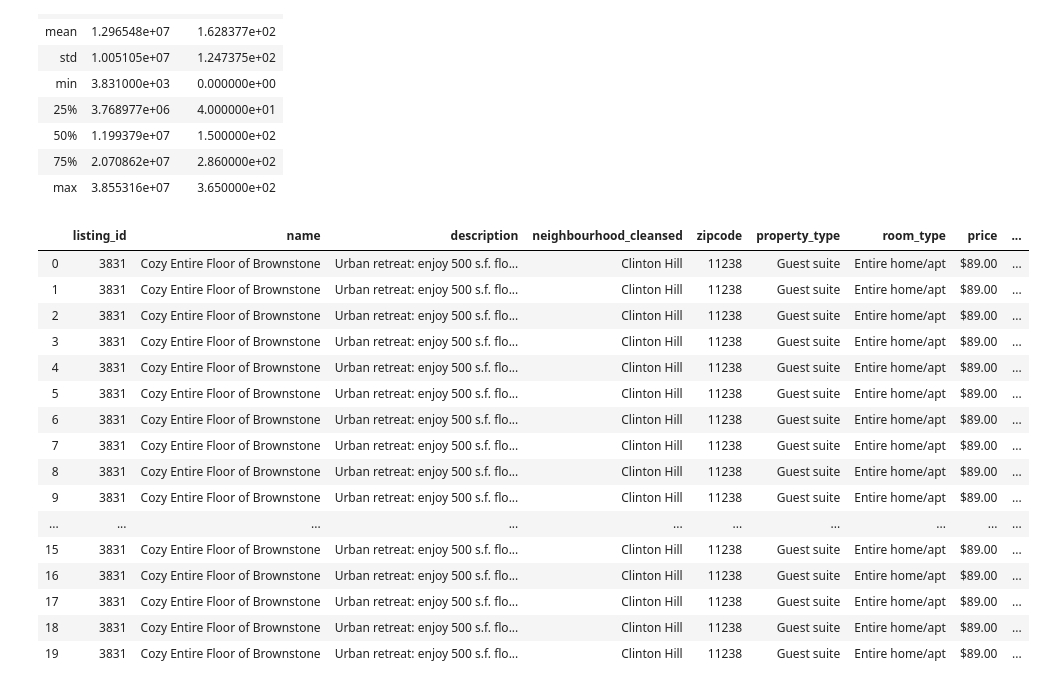
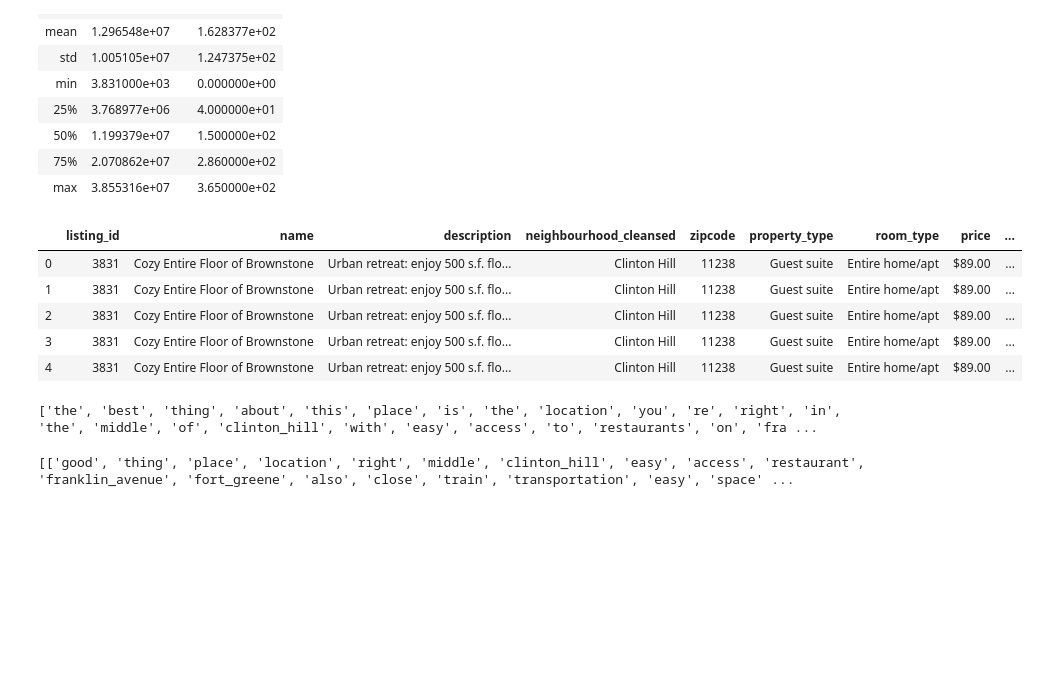
Before and after one commit to trangun/Data-Mining-Project, a Jupyter notebook: Data Mining Project Version 1.ipynb, the cells around one changed output. Cells and saved outputs as stored; diff of their text form; code cells hidden in the pictures; blank space fills up the shorter version.

```diff
--- a/Data Mining Project Version 1.ipynb
+++ b/Data Mining Project Version 1.ipynb
@@ -27,25 +62,14 @@ df.describe()
 | 75% | 2.070862e+07 | 2.860000e+02 |
 | max | 3.855316e+07 | 3.650000e+02 |
 # %%
-df.head(20)
+df.head(5)
 # %% [output]
 |  | listing_id | name | description | neighbourhood_cleansed | zipcode | property_type | room_type | price | ... |
 | 0 | 3831 | Cozy Entire Floor of Brownstone | Urban retreat: enjoy 500 s.f. flo... | Clinton Hill | 11238 | Guest suite | Entire home/apt | $89.00 | ... |
 | 1 | 3831 | Cozy Entire Floor of Brownstone | Urban retreat: enjoy 500 s.f. flo... | Clinton Hill | 11238 | Guest suite | Entire home/apt | $89.00 | ... |
 | 2 | 3831 | Cozy Entire Floor of Brownstone | Urban retreat: enjoy 500 s.f. flo... | Clinton Hill | 11238 | Guest suite | Entire home/apt | $89.00 | ... |
 | 3 | 3831 | Cozy Entire Floor of Brownstone | Urban retreat: enjoy 500 s.f. flo... | Clinton Hill | 11238 | Guest suite | Entire home/apt | $89.00 | ... |
 | 4 | 3831 | Cozy Entire Floor of Brownstone | Urban retreat: enjoy 500 s.f. flo... | Clinton Hill | 11238 | Guest suite | Entire home/apt | $89.00 | ... |
-| 5 | 3831 | Cozy Entire Floor of Brownstone | Urban retreat: enjoy 500 s.f. flo... | Clinton Hill | 11238 | Guest suite | Entire home/apt | $89.00 | ... |
-| 6 | 3831 | Cozy Entire Floor of Brownstone | Urban retreat: enjoy 500 s.f. flo... | Clinton Hill | 11238 | Guest suite | Entire home/apt | $89.00 | ... |
-| 7 | 3831 | Cozy Entire Floor of Brownstone | Urban retreat: enjoy 500 s.f. flo... | Clinton Hill | 11238 | Guest suite | Entire home/apt | $89.00 | ... |
-| 8 | 3831 | Cozy Entire Floor of Brownstone | Urban retreat: enjoy 500 s.f. flo... | Clinton Hill | 11238 | Guest suite | Entire home/apt | $89.00 | ... |
-| 9 | 3831 | Cozy Entire Floor of Brownstone | Urban retreat: enjoy 500 s.f. flo... | Clinton Hill | 11238 | Guest suite | Entire home/apt | $89.00 | ... |
-| ... | ... | ... | ... | ... | ... | ... | ... | ... | ... |
-| 15 | 3831 | Cozy Entire Floor of Brownstone | Urban retreat: enjoy 500 s.f. flo... | Clinton Hill | 11238 | Guest suite | Entire home/apt | $89.00 | ... |
-| 16 | 3831 | Cozy Entire Floor of Brownstone | Urban retreat: enjoy 500 s.f. flo... | Clinton Hill | 11238 | Guest suite | Entire home/apt | $89.00 | ... |
-| 17 | 3831 | Cozy Entire Floor of Brownstone | Urban retreat: enjoy 500 s.f. flo... | Clinton Hill | 11238 | Guest suite | Entire home/apt | $89.00 | ... |
-| 18 | 3831 | Cozy Entire Floor of Brownstone | Urban retreat: enjoy 500 s.f. flo... | Clinton Hill | 11238 | Guest suite | Entire home/apt | $89.00 | ... |
-| 19 | 3831 | Cozy Entire Floor of Brownstone | Urban retreat: enjoy 500 s.f. flo... | Clinton Hill | 11238 | Guest suite | Entire home/apt | $89.00 | ... |
 # %%
 from nltk.corpus import stopwords
 stop_words = stopwords.words('english')
@@ -52,0 +83,13 @@ stop_words.extend(['from', 'subject', 're', 'edu', 'use'])
+# %%
+# Build the bigram and trigram models
+bigram = gensim.models.Phrases(data_words, min_count=5, threshold=100) # higher threshold fewer phrases.
+trigram = gensim.models.Phrases(bigram[data_words], threshold=100)
+
+# Faster way to get a sentence clubbed as a trigram/bigram
+bigram_mod = gensim.models.phrases.Phraser(bigram)
+trigram_mod = gensim.models.phrases.Phraser(trigram)
+
+# See trigram example
+print(trigram_mod[bigram_mod[data_words[0]]])
+# %% [output]
+['the', 'best', 'thing', 'about', 'this', 'place', 'is', 'the', 'location', 'you', 're', 'right', 'in', 'the', 'middle', 'of', 'clinton_hill', 'with', 'easy', 'access', 'to', 'restaurants', 'on', 'fra ...
@@ -52,0 +114,17 @@ stop_words.extend(['from', 'subject', 're', 'edu', 'use'])
+# %%
+# Remove Stop Words
+data_words_nostops = remove_stopwords(data_words)
+
+# Form Bigrams
+data_words_bigrams = make_bigrams(data_words_nostops)
+
+# Initialize spacy 'en' model, keeping only tagger component (for efficiency)
+# python3 -m spacy download en
+nlp = spacy.load('en', disable=['parser', 'ner'])
+
+# Do lemmatization keeping only noun, adj, vb, adv
+data_lemmatized = lemmatization(data_words_bigrams, allowed_postags=['NOUN', 'ADJ', 'VERB', 'ADV'])
+
+print(data_lemmatized[:1])
+# %% [output]
+[['good', 'thing', 'place', 'location', 'right', 'middle', 'clinton_hill', 'easy', 'access', 'restaurant', 'franklin_avenue', 'fort_greene', 'also', 'close', 'train', 'transportation', 'easy', 'space' ...
```
Also changed, not shown: parts of 9 cells of this notebook.
